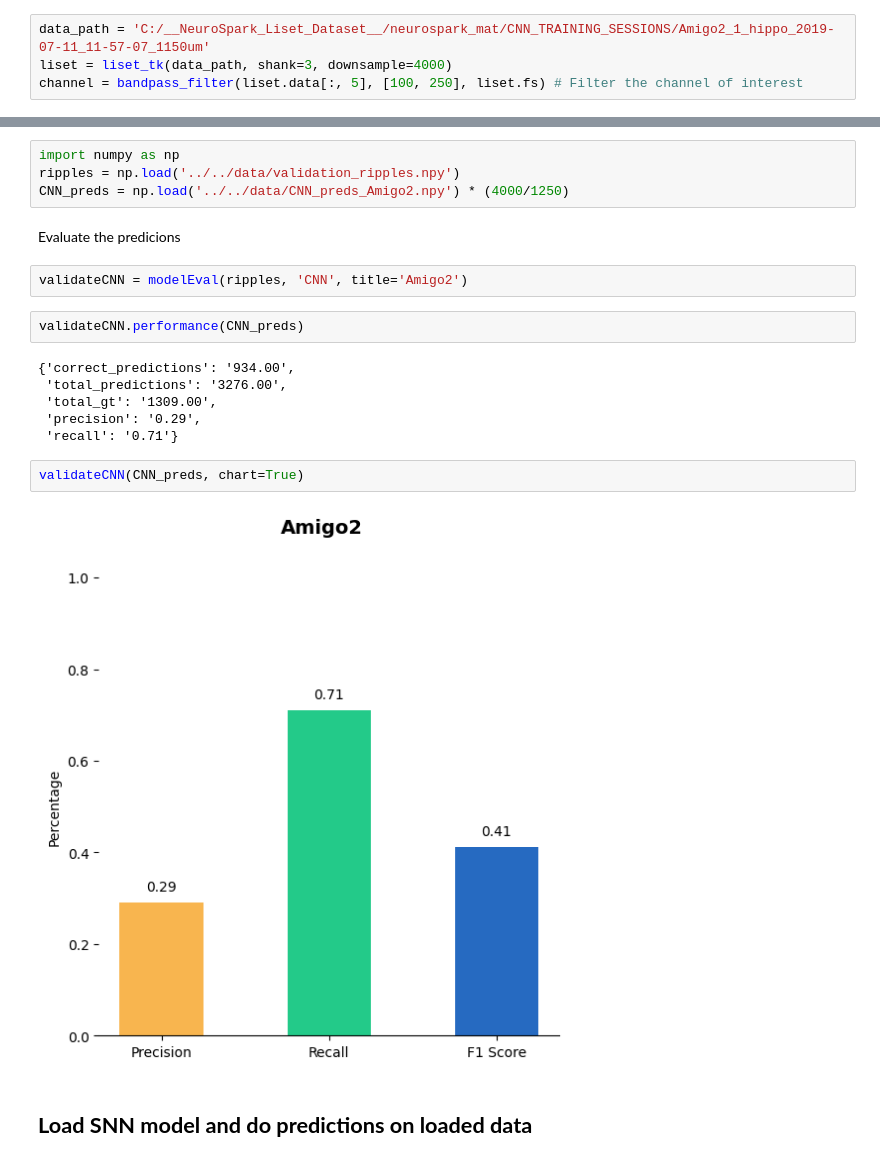
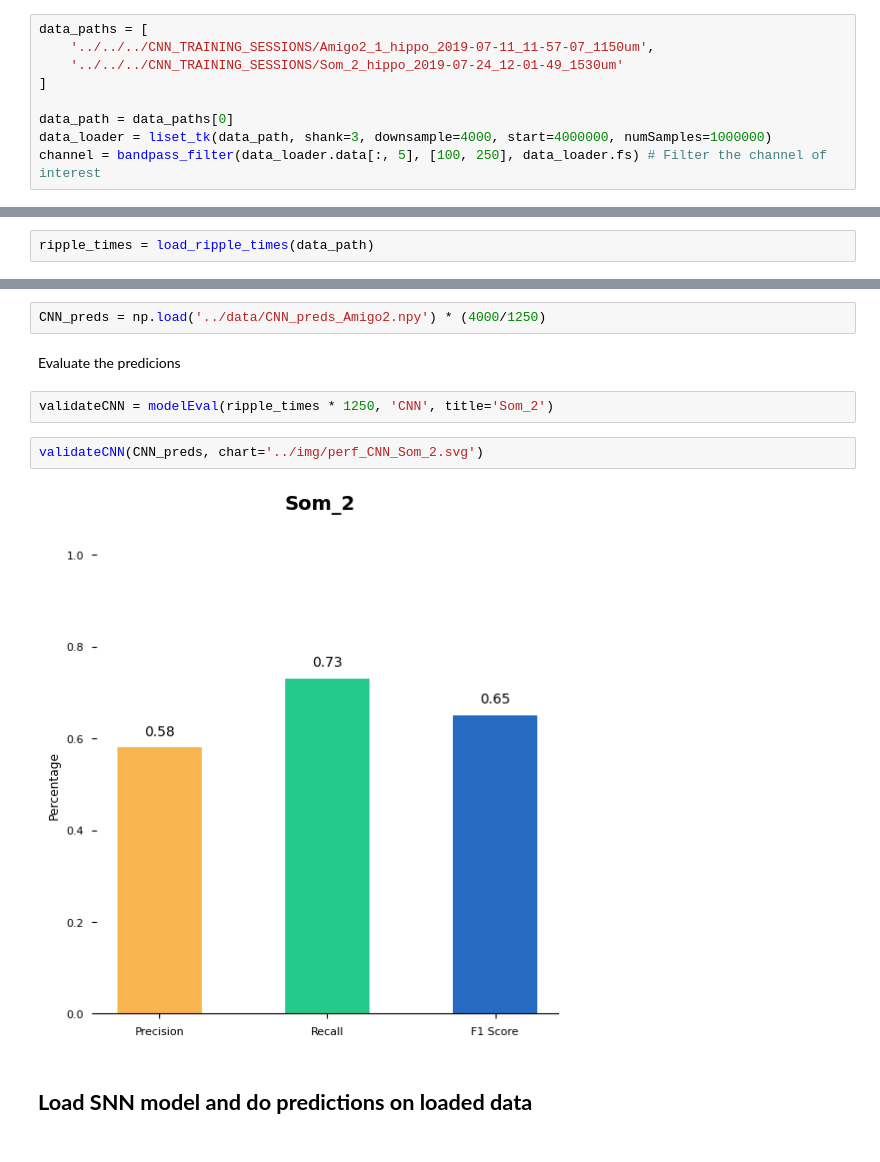
Before and after one commit to MarcosOriolPago/LAVA_SNN_ripples, a Jupyter notebook: runSNN/CNN_vs_SNN/performance_comparison.ipynb, the cells around one changed output, grey strips where cells are left out. Drawn from its saved outputs; the diff is of its cells as text.

Commit message:
update performance comparison

```diff
--- a/runSNN/CNN_vs_SNN/performance_comparison.ipynb
+++ b/runSNN/CNN_vs_SNN/performance_comparison.ipynb
@@ -25,7 +31,12 @@ from models import torchSNN
 # %%
-data_path = 'C:/__NeuroSpark_Liset_Dataset__/neurospark_mat/CNN_TRAINING_SESSIONS/Amigo2_1_hippo_2019-07-11_11-57-07_1150um'
-liset = liset_tk(data_path, shank=3, downsample=4000)
-channel = bandpass_filter(liset.data[:, 5], [100, 250], liset.fs) # Filter the channel of interest
+data_paths = [
+    '../../../CNN_TRAINING_SESSIONS/Amigo2_1_hippo_2019-07-11_11-57-07_1150um',
+    '../../../CNN_TRAINING_SESSIONS/Som_2_hippo_2019-07-24_12-01-49_1530um'
+]
+
+data_path = data_paths[0]
+data_loader = liset_tk(data_path, shank=3, downsample=4000, start=4000000, numSamples=1000000)
+channel = bandpass_filter(data_loader.data[:, 5], [100, 250], data_loader.fs) # Filter the channel of interest
 # %% [output]
 Downsampling data from 30000 Hz to 4000 Hz... Done!
 Normalizing data... Done!
@@ -32,0 +46,2 @@ Shape of loaded data after downsampling and z-score:  (9595426, 8)
+# %%
+ripple_times = load_ripple_times(data_path)
@@ -42,25 +119,15 @@ Predict through the loaded data
 # %% [markdown]
 Otherwise load previoulsy computed CNN predictions
 # %%
-import numpy as np
-ripples = np.load('../../data/validation_ripples.npy')
-CNN_preds = np.load('../../data/CNN_preds_Amigo2.npy') * (4000/1250)
+CNN_preds = np.load('../data/CNN_preds_Amigo2.npy') * (4000/1250)
 # %% [markdown]
 Evaluate the predicions
 # %%
-validateCNN = modelEval(ripples, 'CNN', title='Amigo2')
+validateCNN = modelEval(ripple_times * 1250, 'CNN', title='Som_2')
-# %%
-validateCNN.performance(CNN_preds)
-# %% [output]
-{'correct_predictions': '934.00',
- 'total_predictions': '3276.00',
- 'total_gt': '1309.00',
- 'precision': '0.29',
- 'recall': '0.71'}
 # %%
-validateCNN(CNN_preds, chart=True)
+validateCNN(CNN_preds, chart='../img/perf_CNN_Som_2.svg')
 # %% [output]
-[figure, old version]
+[figure, new version]
 # %% [markdown]
 ## **Load SNN model and do predictions on loaded data**
 # %% [markdown]
```
Also changed, not shown: parts of 20 cells of this notebook, 8 other files.
